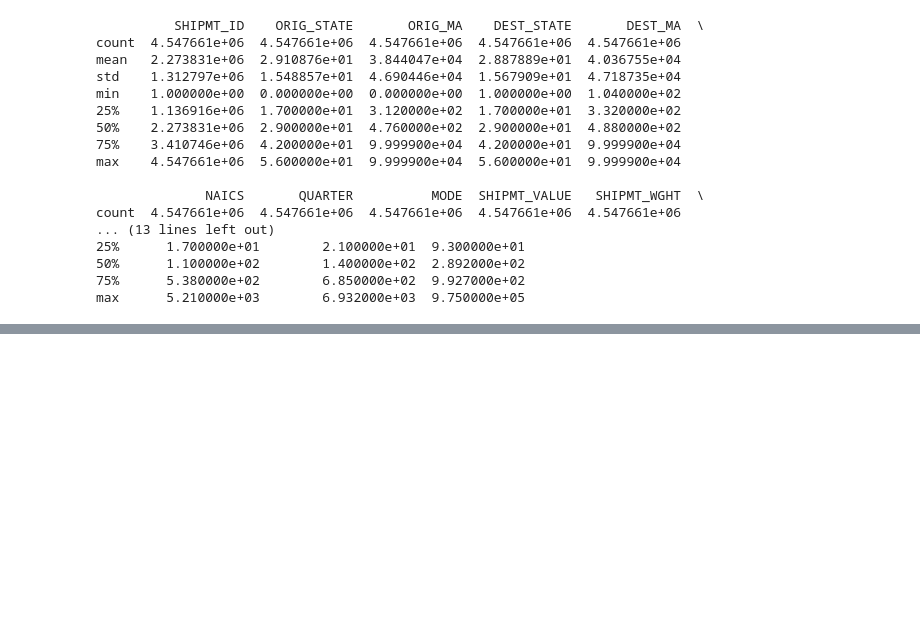
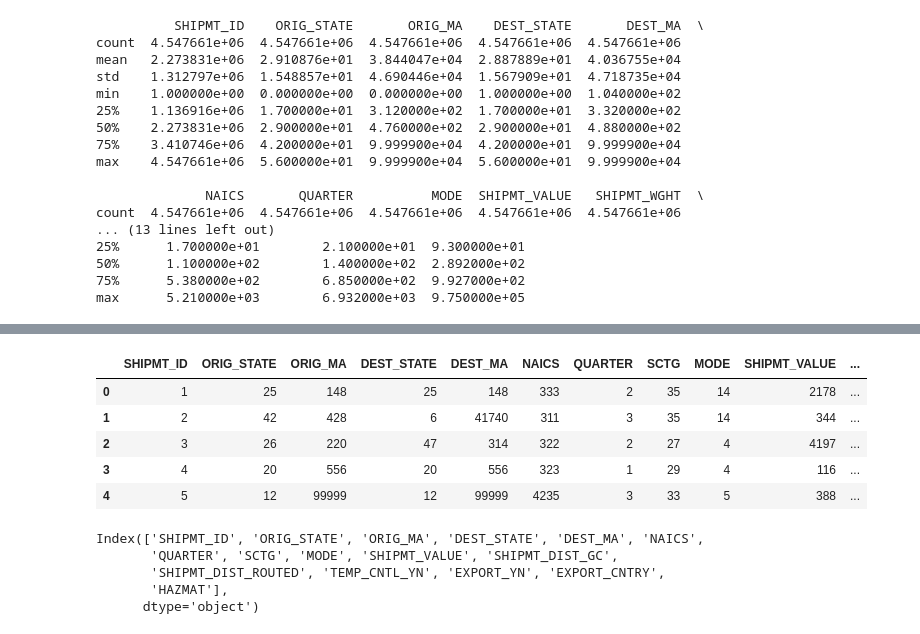
Before and after one commit to Lopeznil/Projects, a Jupyter notebook: Supply Chain Disruptions Analysis/Data collection and exploration.ipynb, the cells around one changed output, grey strips where cells are left out. Drawn from its saved outputs; the diff is of its cells as text; code cells hidden in the pictures; blank space fills up the shorter version.

Commit message:
Data cleaning and exploration - 1

```diff
--- a/Supply Chain Disruptions Analysis/Data collection and exploration.ipynb
+++ b/Supply Chain Disruptions Analysis/Data collection and exploration.ipynb
@@ -96,0 +106,20 @@ max      5.210000e+03        6.932000e+03  9.750000e+05
+# %%
+#remove columns from dataframe
+census_data.drop(['WGT_FACTOR', 'SHIPMT_WGHT', 'ORIG_CFS_AREA', 'DEST_CFS_AREA'], axis=1, inplace=True)
+# %%
+census_data.head()
+# %% [output]
+|  | SHIPMT_ID | ORIG_STATE | ORIG_MA | DEST_STATE | DEST_MA | NAICS | QUARTER | SCTG | MODE | SHIPMT_VALUE | ... |
+| 0 | 1 | 25 | 148 | 25 | 148 | 333 | 2 | 35 | 14 | 2178 | ... |
+| 1 | 2 | 42 | 428 | 6 | 41740 | 311 | 3 | 35 | 14 | 344 | ... |
+| 2 | 3 | 26 | 220 | 47 | 314 | 322 | 2 | 27 | 4 | 4197 | ... |
+| 3 | 4 | 20 | 556 | 20 | 556 | 323 | 1 | 29 | 4 | 116 | ... |
+| 4 | 5 | 12 | 99999 | 12 | 99999 | 4235 | 3 | 33 | 5 | 388 | ... |
+# %%
+census_data.columns
+# %% [output]
+Index(['SHIPMT_ID', 'ORIG_STATE', 'ORIG_MA', 'DEST_STATE', 'DEST_MA', 'NAICS',
+       'QUARTER', 'SCTG', 'MODE', 'SHIPMT_VALUE', 'SHIPMT_DIST_GC',
+       'SHIPMT_DIST_ROUTED', 'TEMP_CNTL_YN', 'EXPORT_YN', 'EXPORT_CNTRY',
+       'HAZMAT'],
+      dtype='object')
```
Also changed, not shown: parts of 2 cells of this notebook.
